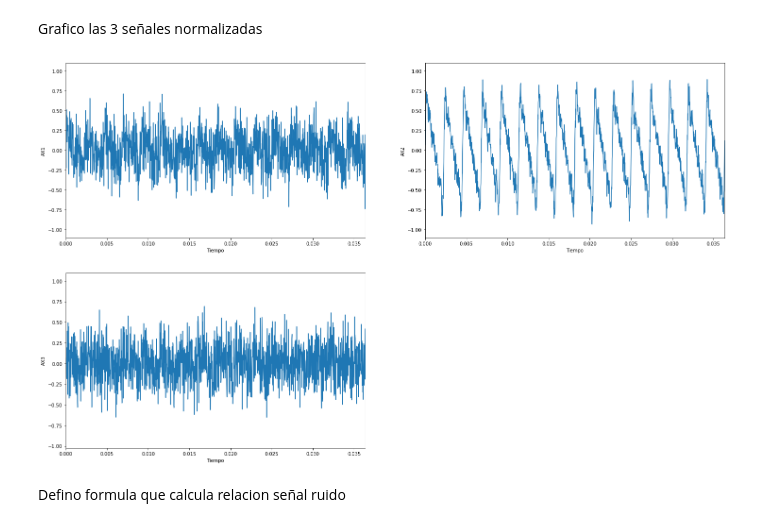
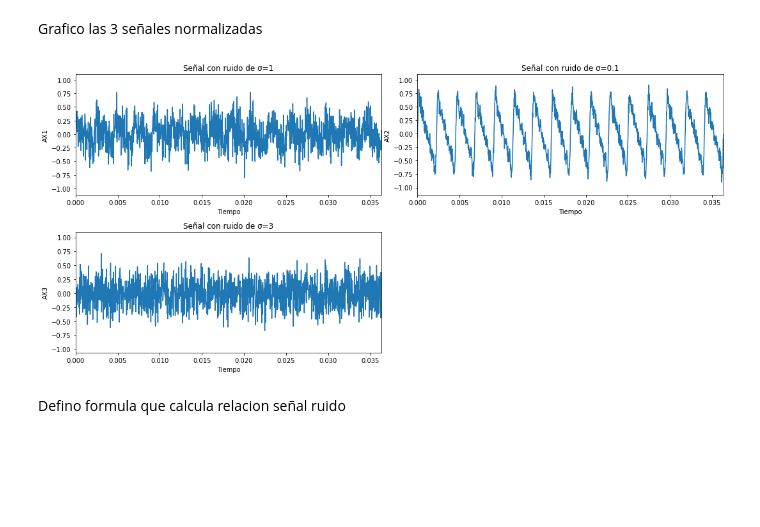
Before and after one commit to martinhaimovich2010/TP1_DSP, a Jupyter notebook: TP1_DSP_Haimovich_Veiga.ipynb, the cells around one changed output. Saved outputs shown, nothing was run; the diff lists cells and outputs as text; code cells hidden in the pictures; blank space fills up the shorter version.

```diff
--- a/TP1_DSP_Haimovich_Veiga.ipynb
+++ b/TP1_DSP_Haimovich_Veiga.ipynb
@@ -161,29 +163,33 @@ AX3 = AX3 * (1/AX3max)
 # %% [markdown]
 Grafico las 3 señales normalizadas
 # %%
-plt.figure(figsize=(25,15))
+plt.figure(figsize=(15,7))
 plt.subplot(2,2,1)
 plt.plot(t, AX1)
+plt.title('Señal con ruido de σ=1')
 plt.xlabel("Tiempo")
 plt.ylabel("AX1")
 plt.xlim(0, 16/f0)
 
 
 plt.subplot(2,2,2)
 plt.plot(t, AX2)
+plt.title('Señal con ruido de σ=0.1')
 plt.xlabel("Tiempo")
 plt.ylabel("AX2")
 plt.xlim(0, 16/f0)
 
 
 plt.subplot(2,2,3)
 plt.plot(t, AX3)
+plt.title('Señal con ruido de σ=3')
 plt.xlabel("Tiempo")
 plt.ylabel("AX3")
 plt.xlim(0, 16/f0)
+plt.tight_layout()
 plt.show()
 # %% [output]
-[figure, old version]
+[figure, new version]
 # %% [markdown]
 Defino formula que calcula relacion señal ruido
 # %%
```
Also changed, not shown: parts of 7 cells of this notebook, 1 other file.
